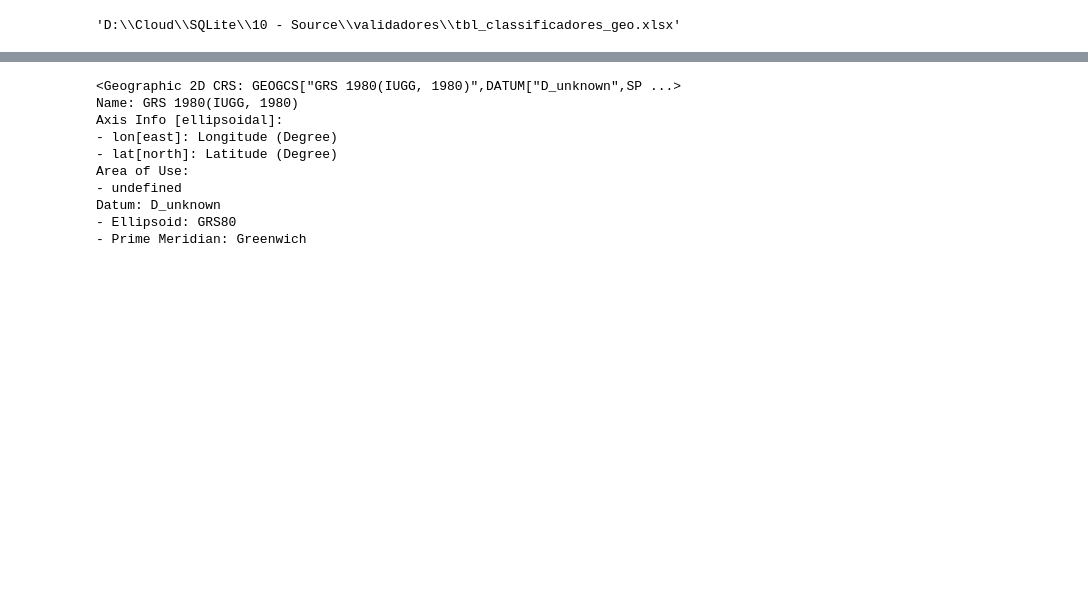
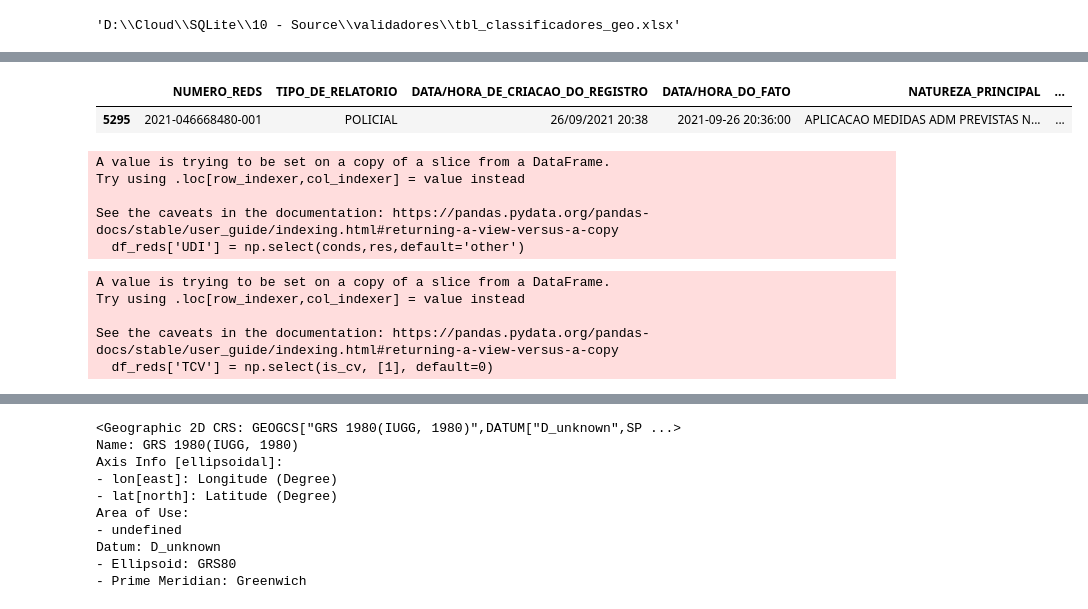
Before and after one commit to evandromaster/gdo-geopandas, a Jupyter notebook: df_transacional.ipynb, the cells around one changed output, grey strips where cells are left out. Saved outputs shown, nothing was run; the diff lists cells and outputs as text; code cells hidden in the pictures; blank space fills up the shorter version.

```diff
--- a/df_transacional.ipynb
+++ b/df_transacional.ipynb
@@ -47,11 +67,15 @@ df_reds['LOGRADOURO_OCORRENCIA'] = df_reds['LOGRADOURO_OCORRENCIA'].apply(lambda
 df_reds['LOGRADOURO_OCORRENCIA'] = df_reds['LOGRADOURO_OCORRENCIA'].apply(lambda x: x.replace("BAIRRO " , ""))
 
 df_reds['LOGRADOURO_OCORRENCIA'] = df_reds['LOGRADOURO_OCORRENCIA'].apply(lambda x: x.replace("POVOADO " , ""))
+df_reds['LOGRADOURO_OCORRENCIA'] = df_reds['LOGRADOURO_OCORRENCIA'].apply(lambda x: x.replace("FAZENDA " , ""))
 # %%
 df_end = df_reds['ENDERECO_DO_FATO'].str.split("-", n=20, expand=True)
 
 df_reds["BAIRRO"] = df_end[1].str.strip()
 df_reds["MUNICIPIO"] = df_end[2].str.strip()
+
+df_reds['BAIRRO'] = df_reds['BAIRRO'].fillna("").str.upper()
+df_reds['LOGRADOURO_OCORRENCIA'] = df_reds['LOGRADOURO_OCORRENCIA'].fillna("").str.upper()
 # %%
 df_reds['DATA/HORA_DO_FATO'] = pd.to_datetime(df_reds['DATA/HORA_DO_FATO'], format='%d/%m/%Y %H:%M', errors='coerce')
 
@@ -105,3 +145,8 @@ df_reds
+# %%
+df_reds[df_reds['NUMERO_REDS']  == '2021-046668480-001']
+# %% [output]
+|  | NUMERO_REDS | TIPO_DE_RELATORIO | DATA/HORA_DE_CRIACAO_DO_REGISTRO | DATA/HORA_DO_FATO | NATUREZA_PRINCIPAL | ... |
+| 5295 | 2021-046668480-001 | POLICIAL | 26/09/2021 20:38 | 2021-09-26 20:36:00 | APLICACAO MEDIDAS ADM PREVISTAS N... | ... |
 # %%
 def preenche_latitude(row):
 #------------------------------------------------INICIO
@@ -178,0 +249,33 @@ df_reds['VALIDADOR_TIPO'] = df_reds.apply(lambda row: preenche_valid(row), axis=
+# %%
+conds=[
+    df_reds['MUNICIPIO'].isin(['ABAETE','BIQUINHAS','BOM DESPACHO','CEDRO DO ABAETE','CORREGO DANTA',
+     'DORES DO INDAIA','ESTRELA DO INDAIA','JAPARAIBA','LAGOA DA PRATA','LUZ','MARTINHO CAMPOS','MOEMA',
+    'MORADA NOVA DE MINAS','PAINEIRAS','PEDRA DO INDAIA','POMPEU','QUARTEL GERAL','SANTO ANTONIO DO MONTE',
+    'SERRA DA SAUDADE',#7º BPM
+    'CARMO DO CAJURU','CLAUDIO','DIVINOPOLIS','ITATIAIUCU','ITAUNA','SAO GONCALO DO PARA',#23º BPM
+    'ARAUJOS','CONCEICAO DO PARA','LEANDRO FERREIRA','NOVA SERRANA','PERDIGAO','PITANGUI',#60º BPM
+    'ARCOS','BAMBUI','CAMACHO','CORREGO FUNDO','FORMIGA','IGUATAMA','ITAPECERICA','MEDEIROS','PAINS','PIMENTA','SAO SEBASTIAO DO OESTE','TAPIRAI',#63º BPM
+    'IGARATINGA','MARAVILHAS','ONCA DO PITANGUI','PAPAGAIOS','PARA DE MINAS','PEQUI','SAO JOSE DA VARGINHA'])#19ª cia ind
+]
+res=['07ª RPM']
+df_reds['UDI'] = np.select(conds,res,default='other')
+# %% [output]
+A value is trying to be set on a copy of a slice from a DataFrame.
+Try using .loc[row_indexer,col_indexer] = value instead
+
+See the caveats in the documentation: https://pandas.pydata.org/pandas-docs/stable/user_guide/indexing.html#returning-a-view-versus-a-copy
+  df_reds['UDI'] = np.select(conds,res,default='other')
+# %%
+nats = ('B01148', 'B01121', 'C01157', 'C01158', 'C01159','D01213', 'D01217')
+
+is_cv = [
+    (df_reds['DIAO'].isin(nats))
+        ]
+
+df_reds['TCV'] = np.select(is_cv, [1], default=0)
+# %% [output]
+A value is trying to be set on a copy of a slice from a DataFrame.
+Try using .loc[row_indexer,col_indexer] = value instead
+
+See the caveats in the documentation: https://pandas.pydata.org/pandas-docs/stable/user_guide/indexing.html#returning-a-view-versus-a-copy
+  df_reds['TCV'] = np.select(is_cv, [1], default=0)
```
Also changed, not shown: parts of 29 cells of this notebook, 6 other files.
